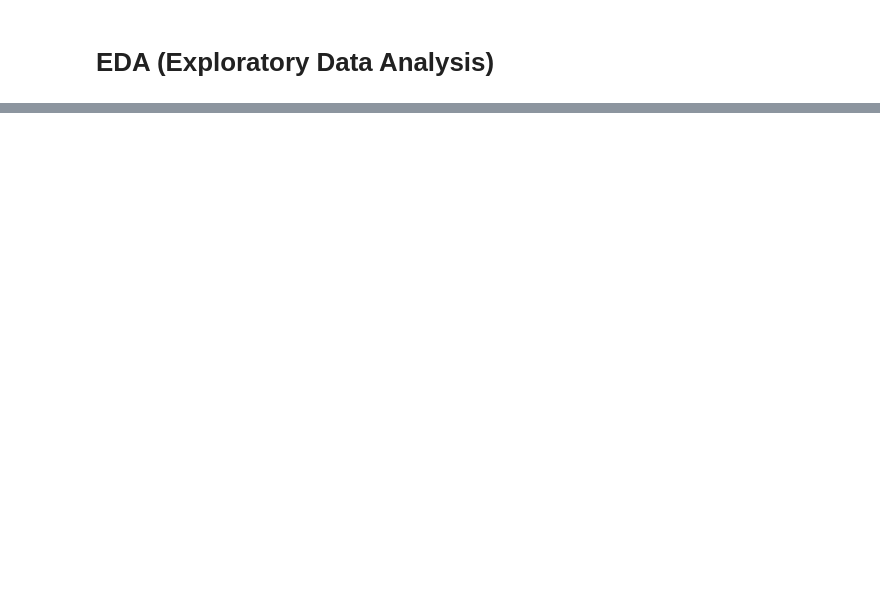
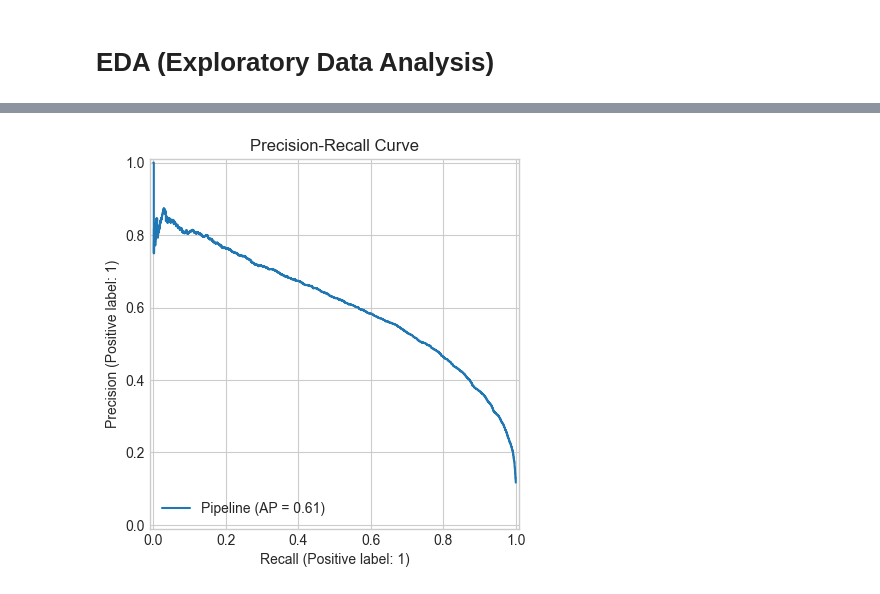
Before and after one commit to DavidCalebChaparroOrozco/Daily-Projects, a Jupyter notebook: Kaggle/BankMarketingbyDavidCaleb.ipynb, the cells around one changed output, grey strips where cells are left out. Saved outputs shown, nothing was run; the diff lists cells and outputs as text; code cells hidden in the pictures; blank space fills up the shorter version.

```diff
--- a/Kaggle/BankMarketingbyDavidCaleb.ipynb
+++ b/Kaggle/BankMarketingbyDavidCaleb.ipynb
@@ -381,0 +891,8 @@ analyze_month_adapted(data, 'may', 'skyblue', month_column='month')
+# %%
+from sklearn.metrics import PrecisionRecallDisplay
+
+PrecisionRecallDisplay.from_estimator(best_model_name, X, y)
+plt.title('Precision-Recall Curve')
+plt.show()
+# %% [output]
+[figure, added]
```
Also changed, not shown: parts of 34 cells of this notebook, 1 other file.
